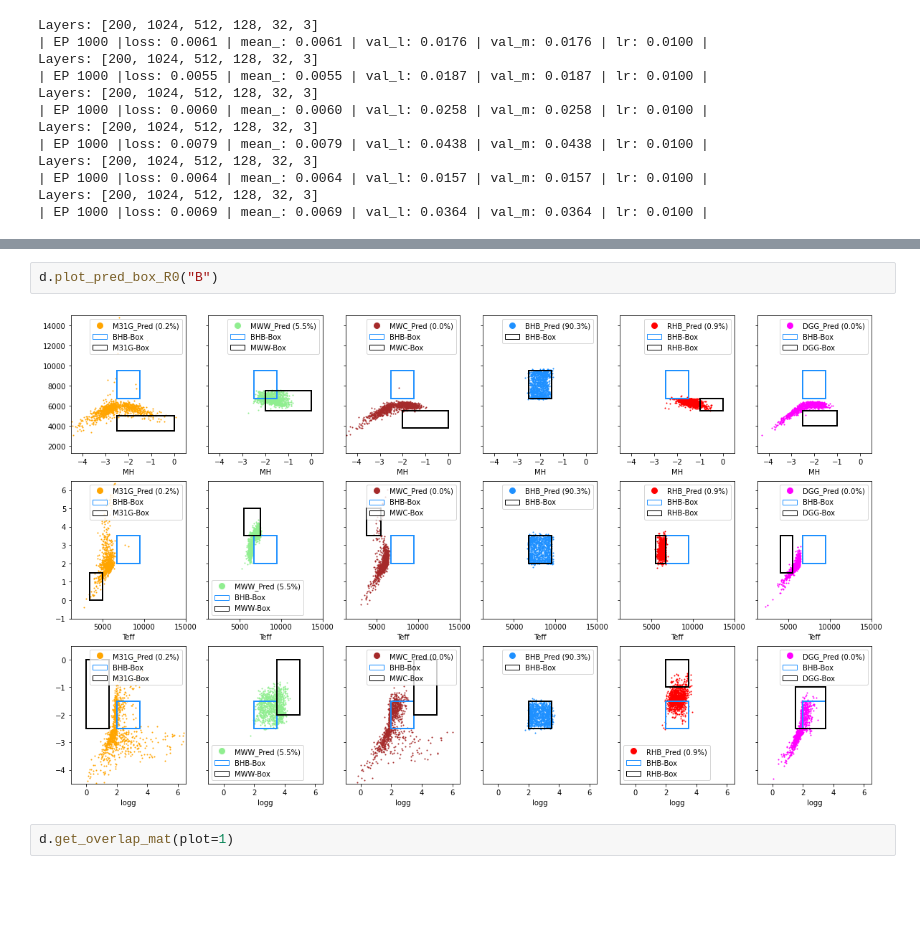
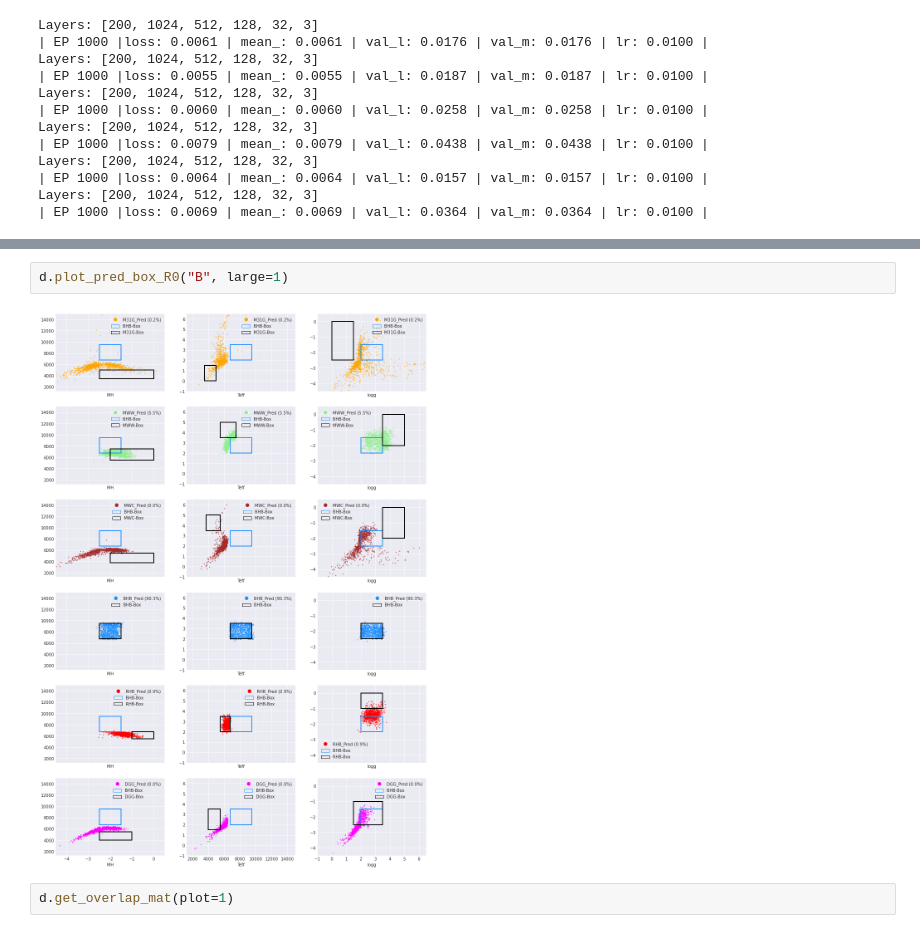
Before and after one commit to ViskaWei/LV, a Jupyter notebook: nb/dnn.ipynb, the cells around one changed output, grey strips where cells are left out. Saved outputs shown, nothing was run; the diff lists cells and outputs as text; blank space fills up the shorter version.

```diff
--- a/nb/dnn.ipynb
+++ b/nb/dnn.ipynb
@@ -44,7 +44,7 @@ d.plot_pred(R0, snrList=[10,20,40])
 # %%
-d.plot_pred_box_R0("B")
+d.plot_pred_box_R0("B", large=1)
 # %% [output]
-[figure, old version]
+[figure, new version]
 # %%
 d.get_overlap_mat(plot=1)
 # %% [output]
```
Also changed, not shown: parts of 6 cells of this notebook, 8 other files.
